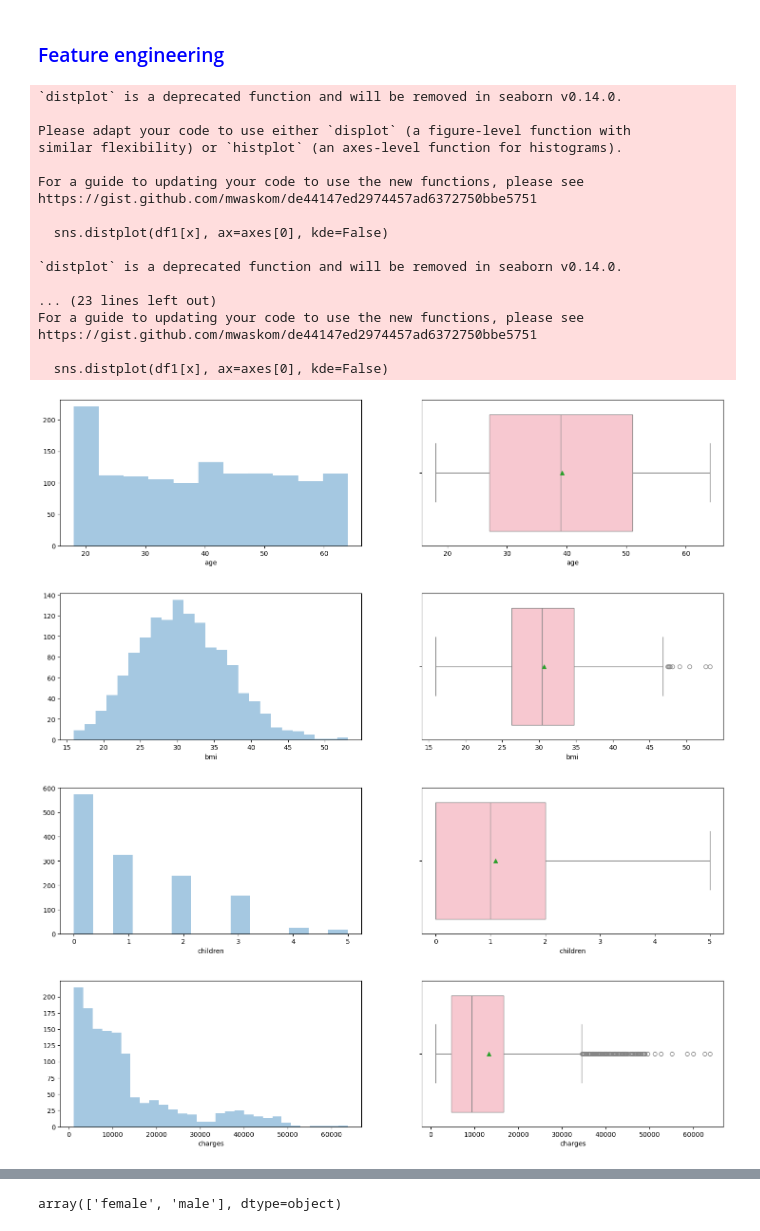
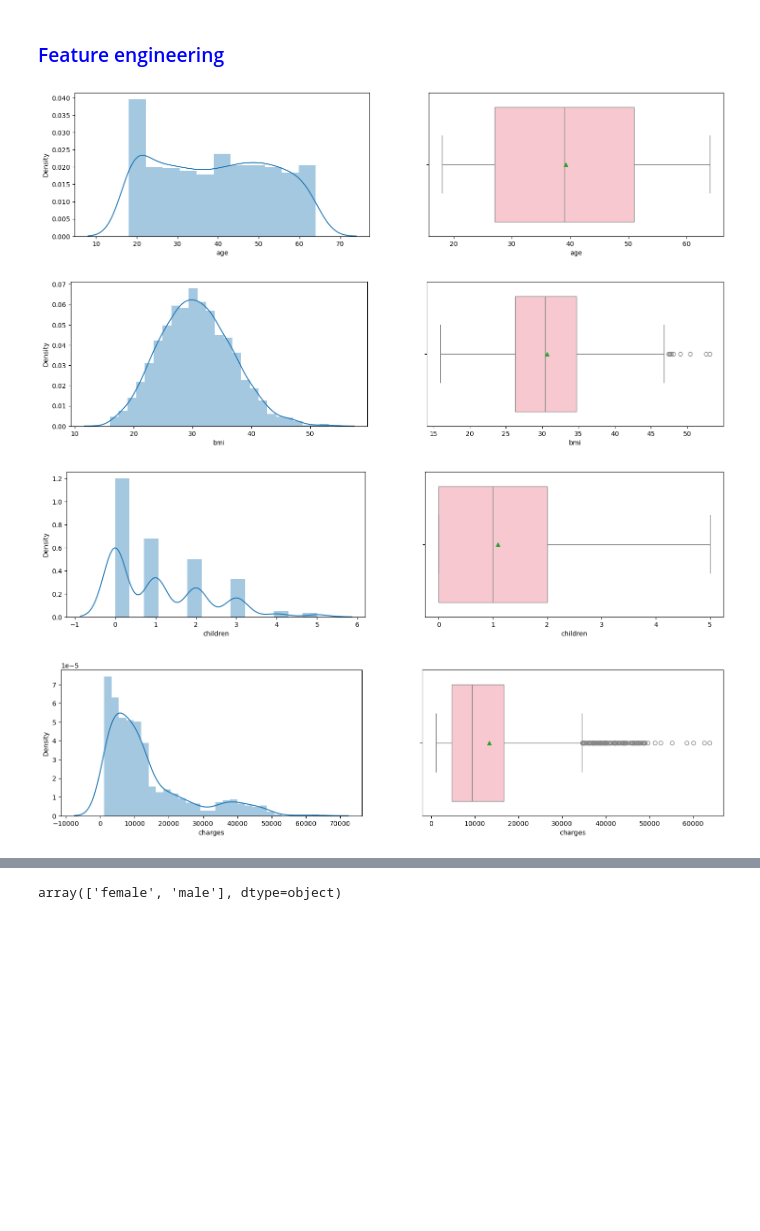
Before and after one commit to Abdul-kayyum/Insurance-premium-prediction, a Jupyter notebook: notebook/insurance_premium_prediction.ipynb, the cells around one changed output, grey strips where cells are left out. Drawn from its saved outputs; the diff is of its cells as text; code cells hidden in the pictures; blank space fills up the shorter version.

```diff
--- a/notebook/insurance_premium_prediction.ipynb
+++ b/notebook/insurance_premium_prediction.ipynb
@@ -84,30 +86,13 @@ Index(['age', 'sex', 'bmi', 'children', 'smoker', 'region', 'charges'], dtype='o
 # %%
 x_axis=['age', 'bmi', 'children', 'charges']
 
 for x in x_axis:
     fig, axes = plt.subplots(1,2, figsize=(18,4))
-    sns.distplot(df1[x], ax=axes[0], kde=False)
-    sns.boxplot(df1[x], ax=axes[1], orient="h", showmeans=True, color="pink")
+    sns.distplot(df1[x], ax=axes[0], kde=True)
+    sns.boxplot(df1[x], orient="h", showmeans=True,color='pink')
 # %% [output]
-`distplot` is a deprecated function and will be removed in seaborn v0.14.0.
-
-Please adapt your code to use either `displot` (a figure-level function with
-similar flexibility) or `histplot` (an axes-level function for histograms).
-
-For a guide to updating your code to use the new functions, please see
-https://gist.github.com/mwaskom/de44147ed2974457ad6372750bbe5751
-
-  sns.distplot(df1[x], ax=axes[0], kde=False)
-
-`distplot` is a deprecated function and will be removed in seaborn v0.14.0.
-
-... (23 lines left out)
-For a guide to updating your code to use the new functions, please see
-https://gist.github.com/mwaskom/de44147ed2974457ad6372750bbe5751
-
-  sns.distplot(df1[x], ax=axes[0], kde=False)
-[figure, old version]
+[figure, new version]
-[figure, old version]
+[figure, new version]
-[figure, old version]
+[figure, new version]
-[figure, old version]
+[figure, new version]
 # %%
```
Also changed, not shown: parts of 18 cells of this notebook.
